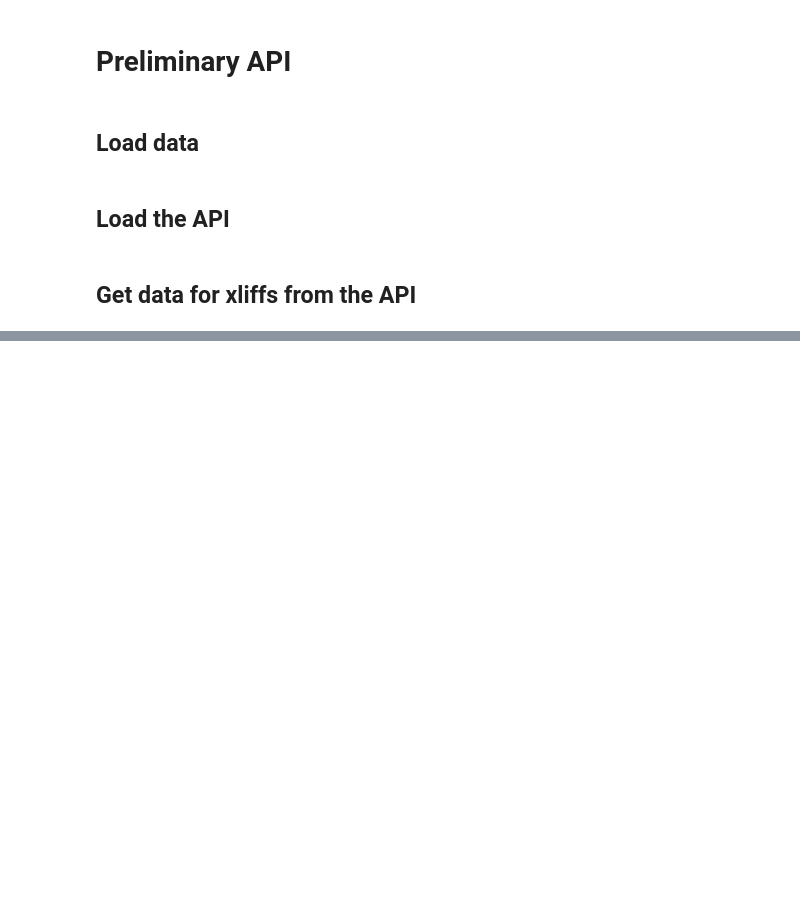
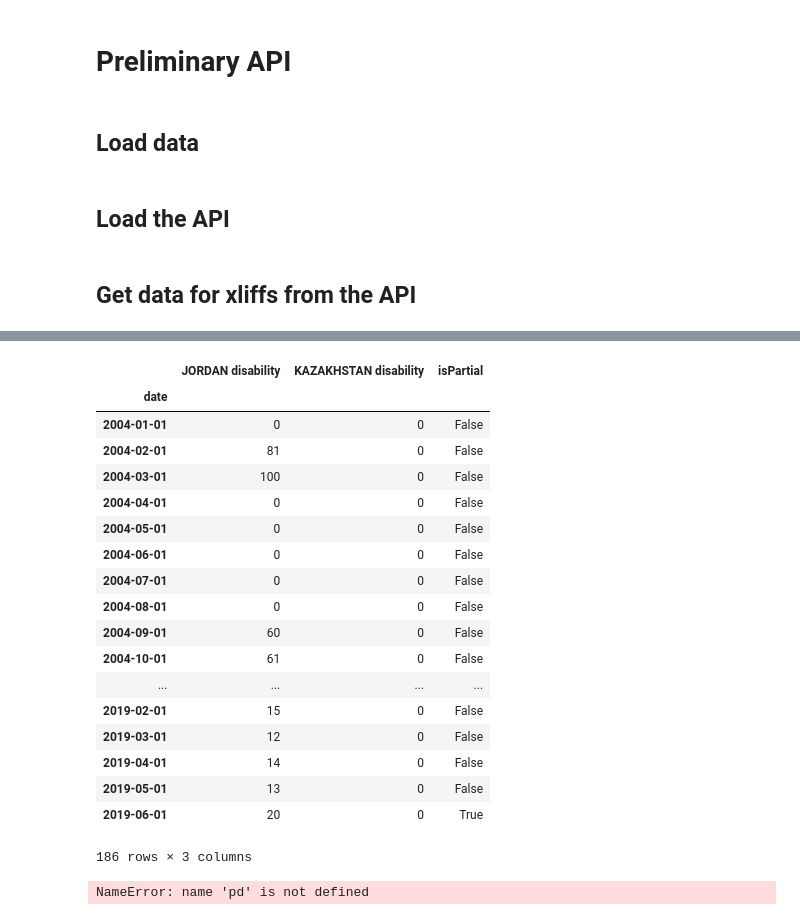
Before and after one commit to thiesgehrmann/JuSiPy_TWB, a Jupyter notebook: API.ipynb, the cells around one changed output, grey strips where cells are left out. Saved outputs shown, nothing was run; the diff lists cells and outputs as text; code cells hidden in the pictures; blank space fills up the shorter version.

```diff
--- a/API.ipynb
+++ b/API.ipynb
@@ -46,0 +90,26 @@ api.get(xliff[:20])
+# %%
+pd.read_pickle('./data/trends/topics/disability/JORDAN.pkl')
+# %% [output]
+|  | JORDAN disability | KAZAKHSTAN disability | isPartial |
+| date |  |  |  |
+| 2004-01-01 | 0 | 0 | False |
+| 2004-02-01 | 81 | 0 | False |
+| 2004-03-01 | 100 | 0 | False |
+| 2004-04-01 | 0 | 0 | False |
+| 2004-05-01 | 0 | 0 | False |
+| 2004-06-01 | 0 | 0 | False |
+| 2004-07-01 | 0 | 0 | False |
+| 2004-08-01 | 0 | 0 | False |
+| 2004-09-01 | 60 | 0 | False |
+| 2004-10-01 | 61 | 0 | False |
+| ... | ... | ... | ... |
+| 2019-02-01 | 15 | 0 | False |
+| 2019-03-01 | 12 | 0 | False |
+| 2019-04-01 | 14 | 0 | False |
+| 2019-05-01 | 13 | 0 | False |
+| 2019-06-01 | 20 | 0 | True |
+186 rows × 3 columns
+# %%
+pd.__version__
+# %% [output]
+NameError: name 'pd' is not defined
```
Also changed, not shown: parts of 5 cells of this notebook, 9 other files.
